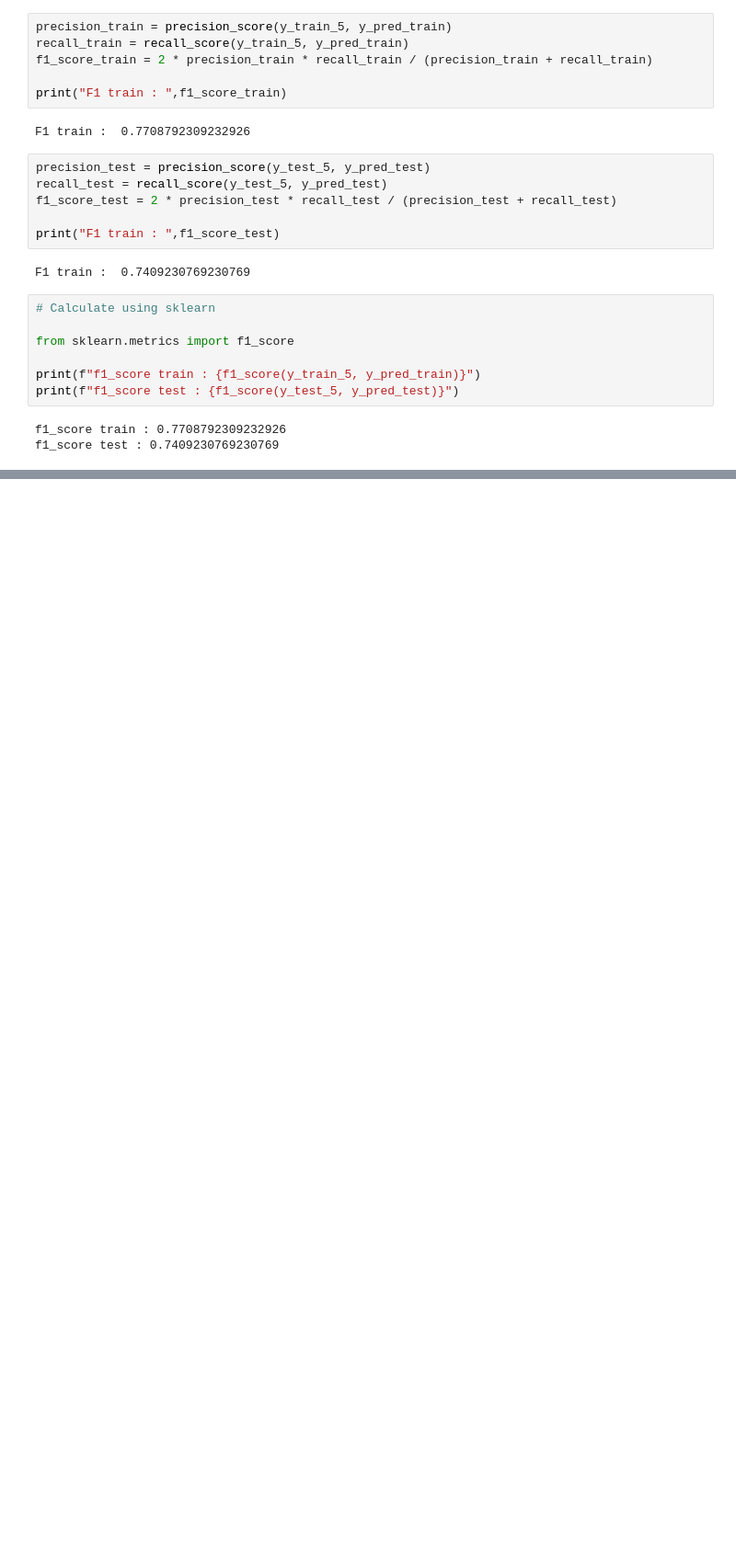
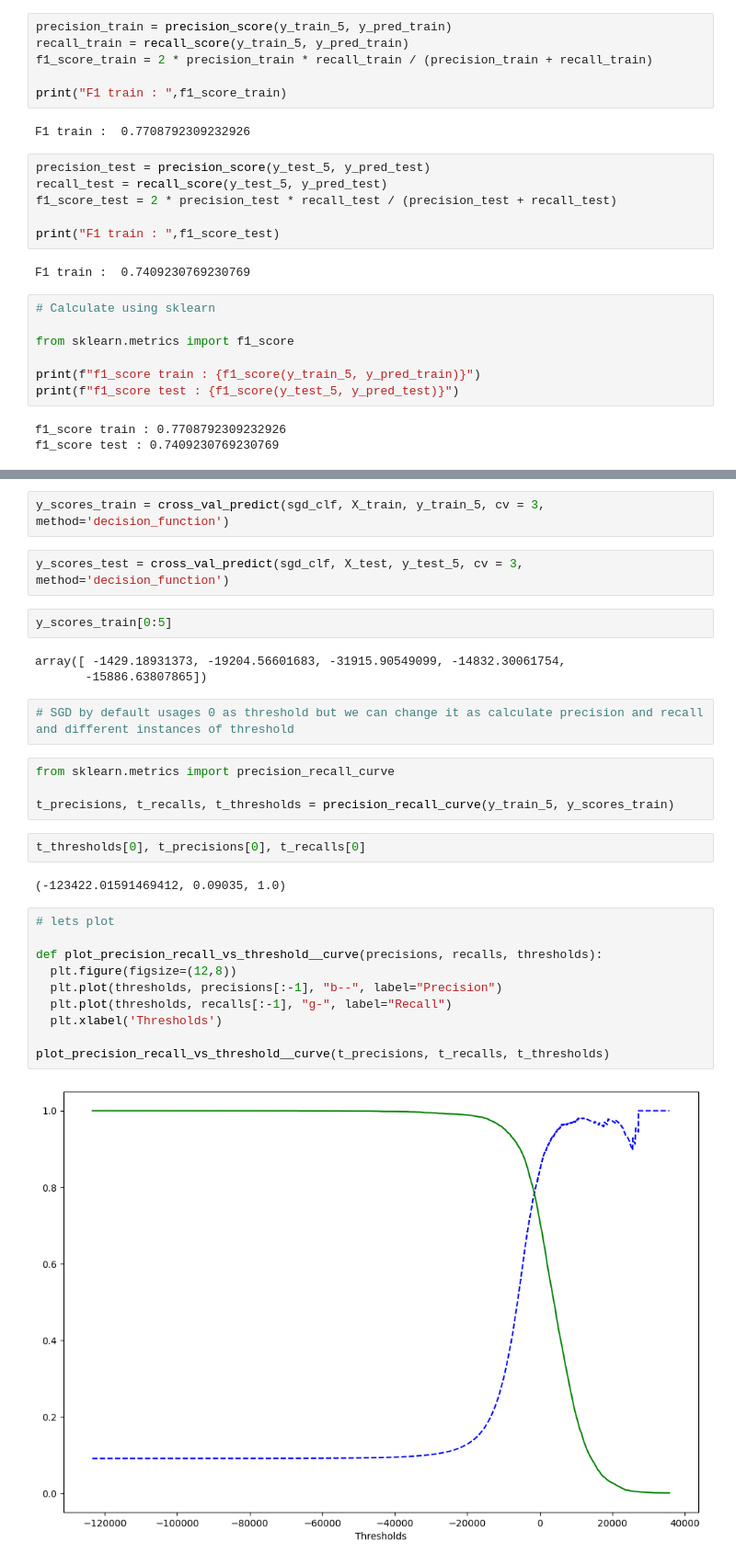
Before and after one commit to beercafeguy/PyMLLab, a Jupyter notebook: practice/HOML_Classification_MNIST.ipynb, the cells around one changed output, grey strips where cells are left out. Shown at 92% size. Drawn from its saved outputs; the diff is of its cells as text; blank space fills up the shorter version.

```diff
--- a/practice/HOML_Classification_MNIST.ipynb
+++ b/practice/HOML_Classification_MNIST.ipynb
@@ -228,0 +234,31 @@ f1_score test : 0.7409230769230769
+# %%
+y_scores_train = cross_val_predict(sgd_clf, X_train, y_train_5, cv = 3, method='decision_function')
+# %%
+y_scores_test = cross_val_predict(sgd_clf, X_test, y_test_5, cv = 3, method='decision_function')
+# %%
+y_scores_train[0:5]
+# %% [output]
+array([ -1429.18931373, -19204.56601683, -31915.90549099, -14832.30061754,
+       -15886.63807865])
+# %%
+# SGD by default usages 0 as threshold but we can change it as calculate precision and recall and different instances of threshold
+# %%
+from sklearn.metrics import precision_recall_curve
+
+t_precisions, t_recalls, t_thresholds = precision_recall_curve(y_train_5, y_scores_train)
+# %%
+t_thresholds[0], t_precisions[0], t_recalls[0]
+# %% [output]
+(-123422.01591469412, 0.09035, 1.0)
+# %%
+# lets plot
+
+def plot_precision_recall_vs_threshold__curve(precisions, recalls, thresholds):
+  plt.figure(figsize=(12,8))
+  plt.plot(thresholds, precisions[:-1], "b--", label="Precision")
+  plt.plot(thresholds, recalls[:-1], "g-", label="Recall")
+  plt.xlabel('Thresholds')
+
+plot_precision_recall_vs_threshold__curve(t_precisions, t_recalls, t_thresholds)
+# %% [output]
+[figure, added]
```
Also changed, not shown: parts of 9 cells of this notebook.
